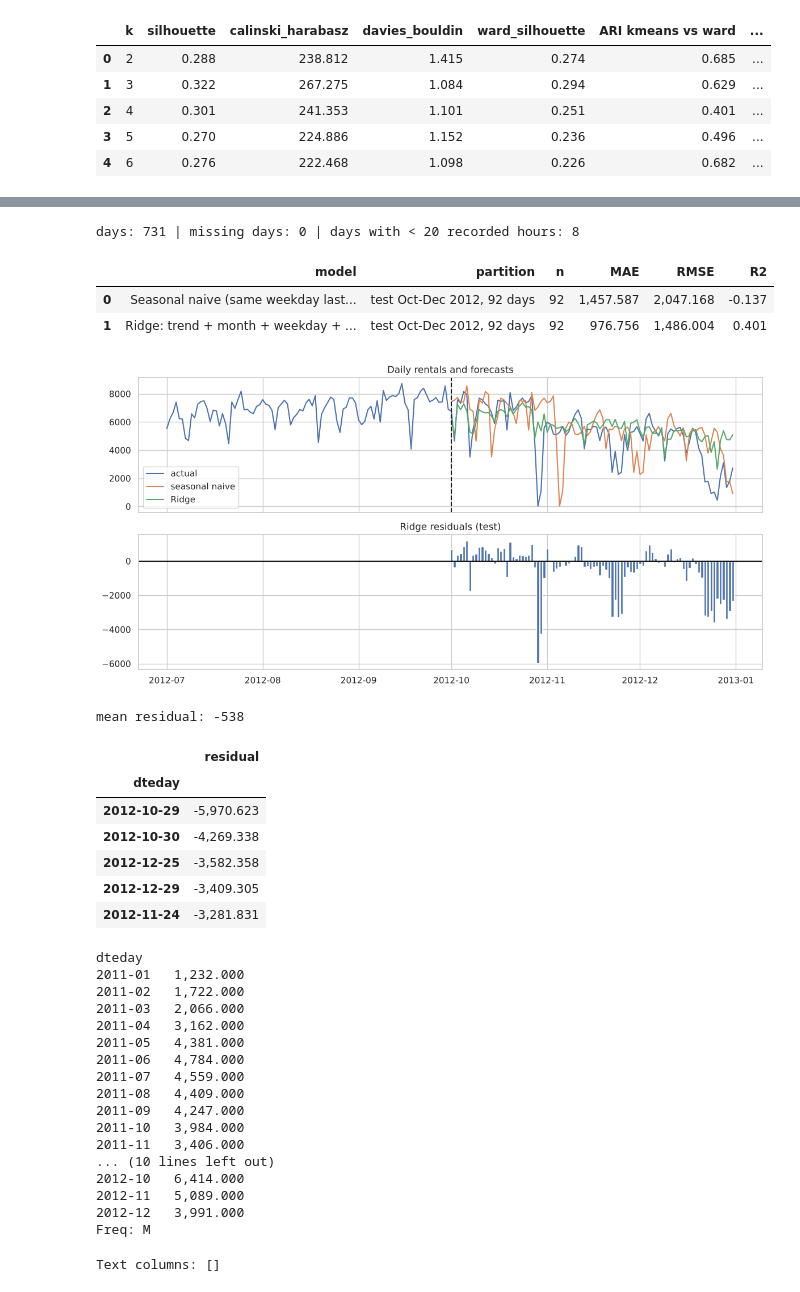
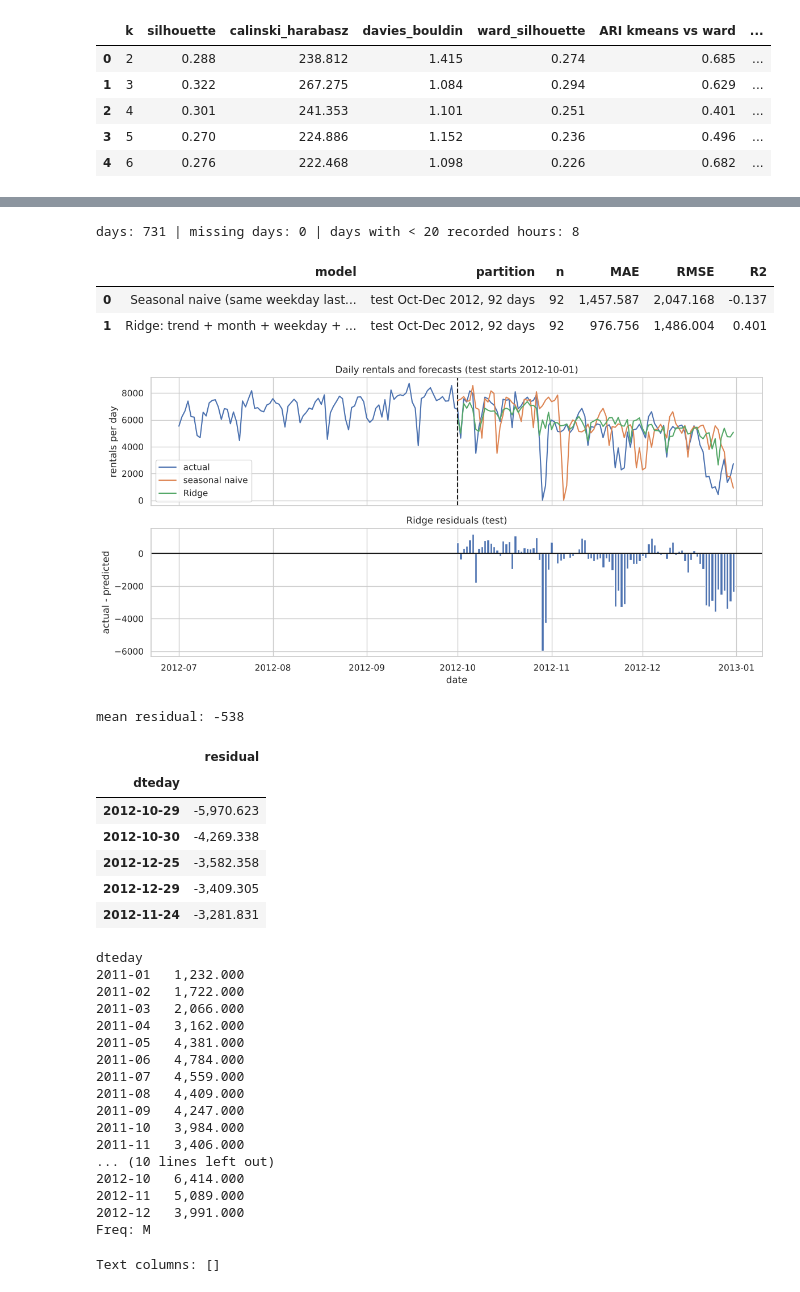
Before and after one commit to aktanseraliyev-beep/first, a Jupyter notebook: final_exam/final_exam_bike_sharing.ipynb, the cells around one changed output, grey strips where cells are left out. Drawn from its saved outputs; the diff is of its cells as text; code cells hidden in the pictures.

```diff
--- a/final_exam/final_exam_bike_sharing.ipynb
+++ b/final_exam/final_exam_bike_sharing.ipynb
@@ -605,36 +626,36 @@ plt.tight_layout(); plt.savefig(FIG / 'f6_clusters.png', dpi=150); plt.show()
 ts = daily['cnt'].asfreq('D')
 print('days:', len(ts), '| missing days:', ts.isna().sum(), '| days with < 20 recorded hours:', (daily['hours'] < 20).sum())
 d = daily.copy()
 d['t'] = np.arange(len(d))                                # trend
 d_train, d_test = d[d.index < '2012-10-01'], d[d.index >= '2012-10-01']
 
 naive = ts.shift(7)[d_test.index]                         # same weekday last week
 
 D_NUM = ['t', 'temp', 'hum', 'windspeed', 'rain_hours', 'workingday', 'holiday']
 D_CAT = ['mnth', 'weekday']
 d_prep = ColumnTransformer([('c', OneHotEncoder(handle_unknown='ignore'), D_CAT),
                             ('n', Pipeline([('i', SimpleImputer(strategy='median')), ('s', StandardScaler())]), D_NUM)])
 d_model = Pipeline([('p', d_prep), ('m', Ridge(alpha=1.0))]).fit(d_train[D_NUM + D_CAT], d_train['cnt'])
 d_pred = pd.Series(d_model.predict(d_test[D_NUM + D_CAT]), index=d_test.index)
 
 display(pd.DataFrame([reg_metrics('Seasonal naive (same weekday last week)', 'test Oct-Dec 2012, 92 days', d_test['cnt'], naive),
                       reg_metrics('Ridge: trend + month + weekday + weather', 'test Oct-Dec 2012, 92 days', d_test['cnt'], d_pred)]))
 
 d_res = d_test['cnt'] - d_pred
 fig, ax = plt.subplots(2, 1, figsize=(12, 6), sharex=True)
 ax[0].plot(ts['2012-07-01':], label='actual'); ax[0].plot(naive, label='seasonal naive'); ax[0].plot(d_pred, label='Ridge')
-ax[0].axvline(pd.Timestamp('2012-10-01'), color='k', ls='--'); ax[0].legend(); ax[0].set_title('Daily rentals and forecasts')
-ax[1].bar(d_res.index, d_res.values); ax[1].axhline(0, color='k'); ax[1].set_title('Ridge residuals (test)')
+ax[0].axvline(pd.Timestamp('2012-10-01'), color='k', ls='--'); ax[0].legend(); ax[0].set(title='Daily rentals and forecasts (test starts 2012-10-01)', ylabel='rentals per day')
+ax[1].bar(d_res.index, d_res.values); ax[1].axhline(0, color='k'); ax[1].set(title='Ridge residuals (test)', xlabel='date', ylabel='actual - predicted')
 plt.tight_layout(); plt.savefig(FIG / 'f7_timeseries.png', dpi=150); plt.show()
 print('mean residual:', round(d_res.mean()))
 display(d_res.sort_values().head(5).to_frame('residual'))
 print(ts.groupby(ts.index.to_period('M')).mean().round(0).to_string())
 # %% [output]
 days: 731 | missing days: 0 | days with < 20 recorded hours: 8
 |  | model | partition | n | MAE | RMSE | R2 |
 | 0 | Seasonal naive (same weekday last... | test Oct-Dec 2012, 92 days | 92 | 1,457.587 | 2,047.168 | -0.137 |
 | 1 | Ridge: trend + month + weekday + ... | test Oct-Dec 2012, 92 days | 92 | 976.756 | 1,486.004 | 0.401 |
-[figure, old version]
+[figure, new version]
 mean residual: -538
 |  | residual |
 | dteday |  |
```
Also changed, not shown: parts of 11 cells of this notebook, 7 other files.
